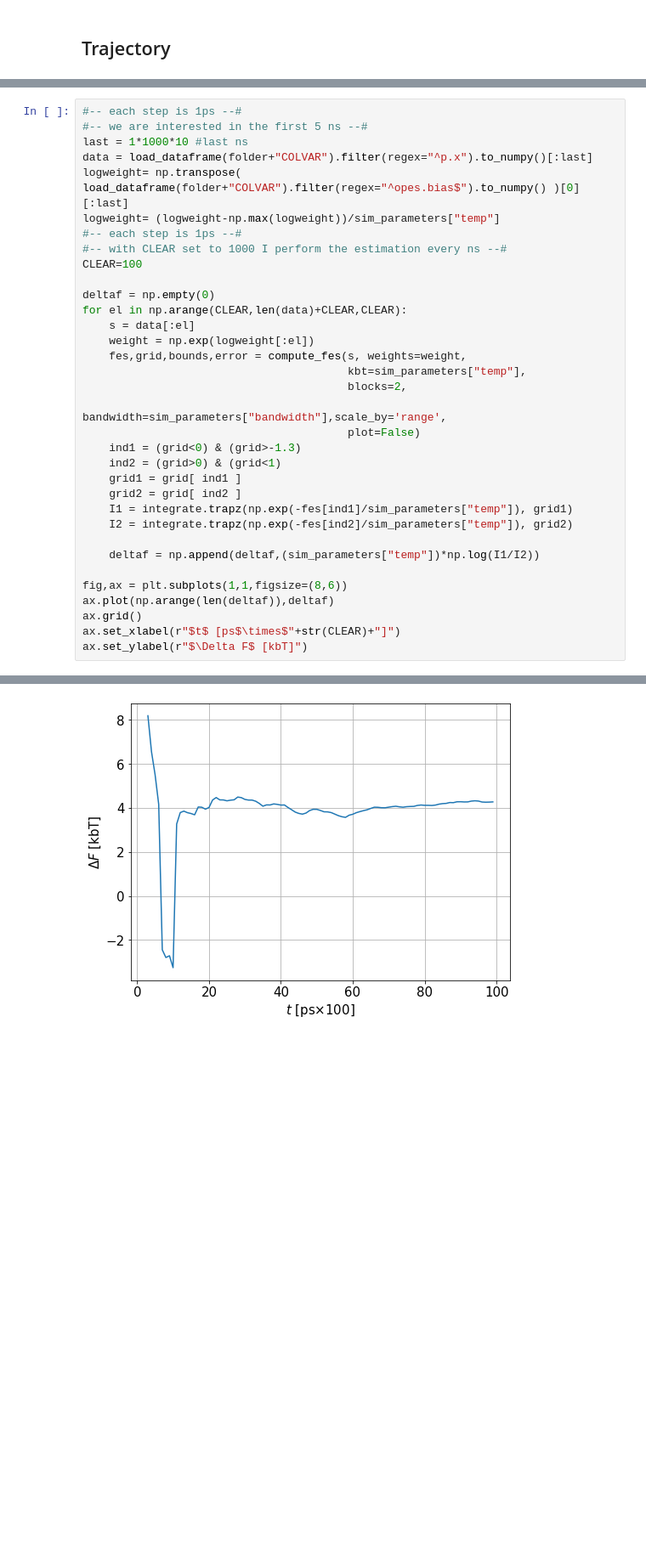
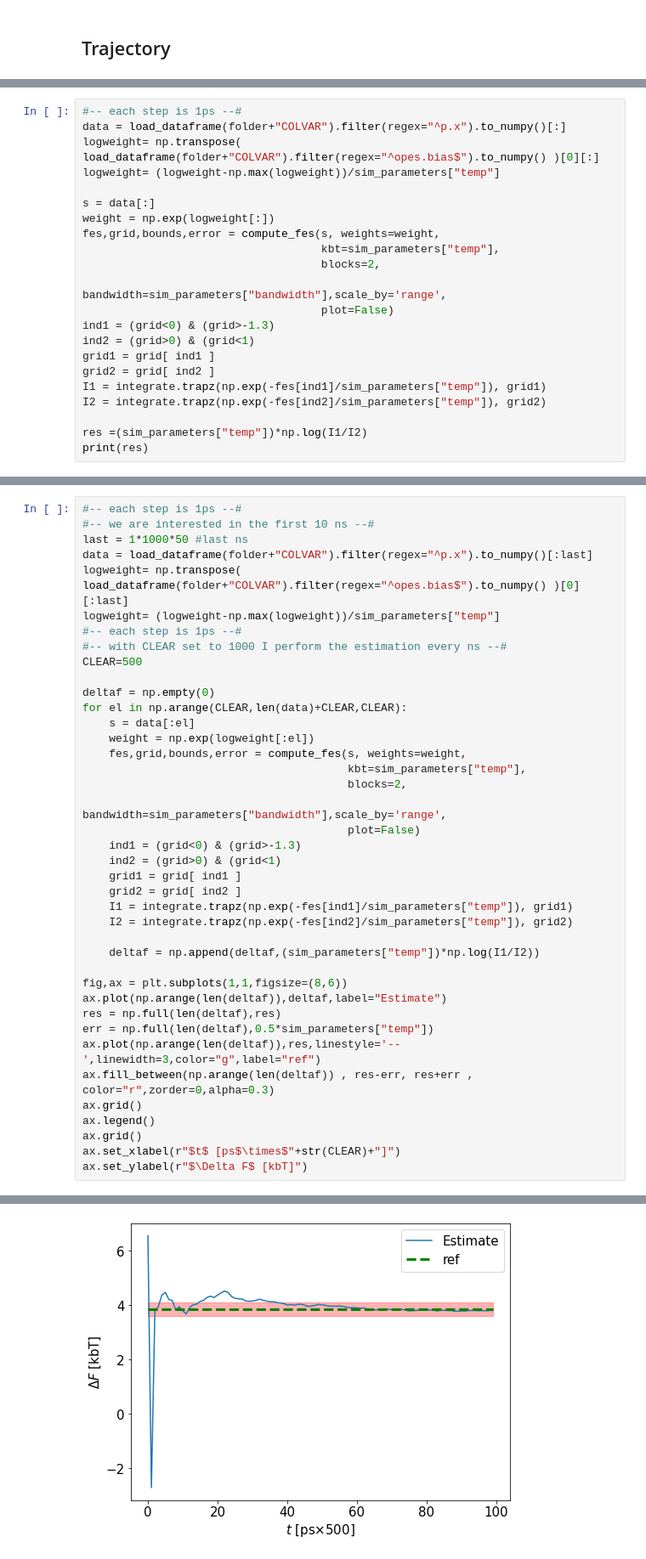
Before and after one commit to nicolopedrani/Hyper-TICA, a Jupyter notebook: Toy_Model/Benchmark.ipynb, the cells around one changed output, grey strips where cells are left out. Shown at 85% size. Drawn from its saved outputs; the diff is of its cells as text; blank space fills up the shorter version.

```diff
--- a/Toy_Model/Benchmark.ipynb
+++ b/Toy_Model/Benchmark.ipynb
@@ -243,3 +243,25 @@ plt.tight_layout()
 # %% [output]
 [figure]
 [figure]
+# %%
+#-- each step is 1ps --#
+data = load_dataframe(folder+"COLVAR").filter(regex="^p.x").to_numpy()[:]
+logweight= np.transpose( load_dataframe(folder+"COLVAR").filter(regex="^opes.bias$").to_numpy() )[0][:]
+logweight= (logweight-np.max(logweight))/sim_parameters["temp"]
+
+s = data[:]
+weight = np.exp(logweight[:])
+fes,grid,bounds,error = compute_fes(s, weights=weight,
+                                    kbt=sim_parameters["temp"],
+                                    blocks=2,
+                                    bandwidth=sim_parameters["bandwidth"],scale_by='range',
+                                    plot=False)
+ind1 = (grid<0) & (grid>-1.3)
+ind2 = (grid>0) & (grid<1)
+grid1 = grid[ ind1 ]
+grid2 = grid[ ind2 ]
+I1 = integrate.trapz(np.exp(-fes[ind1]/sim_parameters["temp"]), grid1)
+I2 = integrate.trapz(np.exp(-fes[ind2]/sim_parameters["temp"]), grid2)
+
+res =(sim_parameters["temp"])*np.log(I1/I2)
+print(res)
@@ -246,37 +270,43 @@ plt.tight_layout()
 # %%
 #-- each step is 1ps --#
-#-- we are interested in the first 5 ns --#
-last = 1*1000*10 #last ns
+#-- we are interested in the first 10 ns --#
+last = 1*1000*50 #last ns
 data = load_dataframe(folder+"COLVAR").filter(regex="^p.x").to_numpy()[:last]
 logweight= np.transpose( load_dataframe(folder+"COLVAR").filter(regex="^opes.bias$").to_numpy() )[0][:last]
 logweight= (logweight-np.max(logweight))/sim_parameters["temp"]
 #-- each step is 1ps --#
 #-- with CLEAR set to 1000 I perform the estimation every ns --#
-CLEAR=100
+CLEAR=500
 
 deltaf = np.empty(0)
 for el in np.arange(CLEAR,len(data)+CLEAR,CLEAR):
     s = data[:el]
     weight = np.exp(logweight[:el])
     fes,grid,bounds,error = compute_fes(s, weights=weight,
                                         kbt=sim_parameters["temp"],
                                         blocks=2,
                                         bandwidth=sim_parameters["bandwidth"],scale_by='range',
                                         plot=False)
     ind1 = (grid<0) & (grid>-1.3)
     ind2 = (grid>0) & (grid<1)
     grid1 = grid[ ind1 ]
     grid2 = grid[ ind2 ]
     I1 = integrate.trapz(np.exp(-fes[ind1]/sim_parameters["temp"]), grid1)
     I2 = integrate.trapz(np.exp(-fes[ind2]/sim_parameters["temp"]), grid2)
 
     deltaf = np.append(deltaf,(sim_parameters["temp"])*np.log(I1/I2))
 
 fig,ax = plt.subplots(1,1,figsize=(8,6))
-ax.plot(np.arange(len(deltaf)),deltaf)
+ax.plot(np.arange(len(deltaf)),deltaf,label="Estimate")
+res = np.full(len(deltaf),res)
+err = np.full(len(deltaf),0.5*sim_parameters["temp"])
+ax.plot(np.arange(len(deltaf)),res,linestyle='--',linewidth=3,color="g",label="ref")
+ax.fill_between(np.arange(len(deltaf)) , res-err, res+err , color="r",zorder=0,alpha=0.3)
+ax.grid()
+ax.legend()
 ax.grid()
 ax.set_xlabel(r"$t$ [ps$\times$"+str(CLEAR)+"]")
 ax.set_ylabel(r"$\Delta F$ [kbT]")
 # %% [output]
 Text(0, 0.5, '$\\Delta F$ [kbT]')
-[figure, old version]
+[figure, new version]
```
Also changed, not shown: parts of 1 cell of this notebook, 40 other files.
